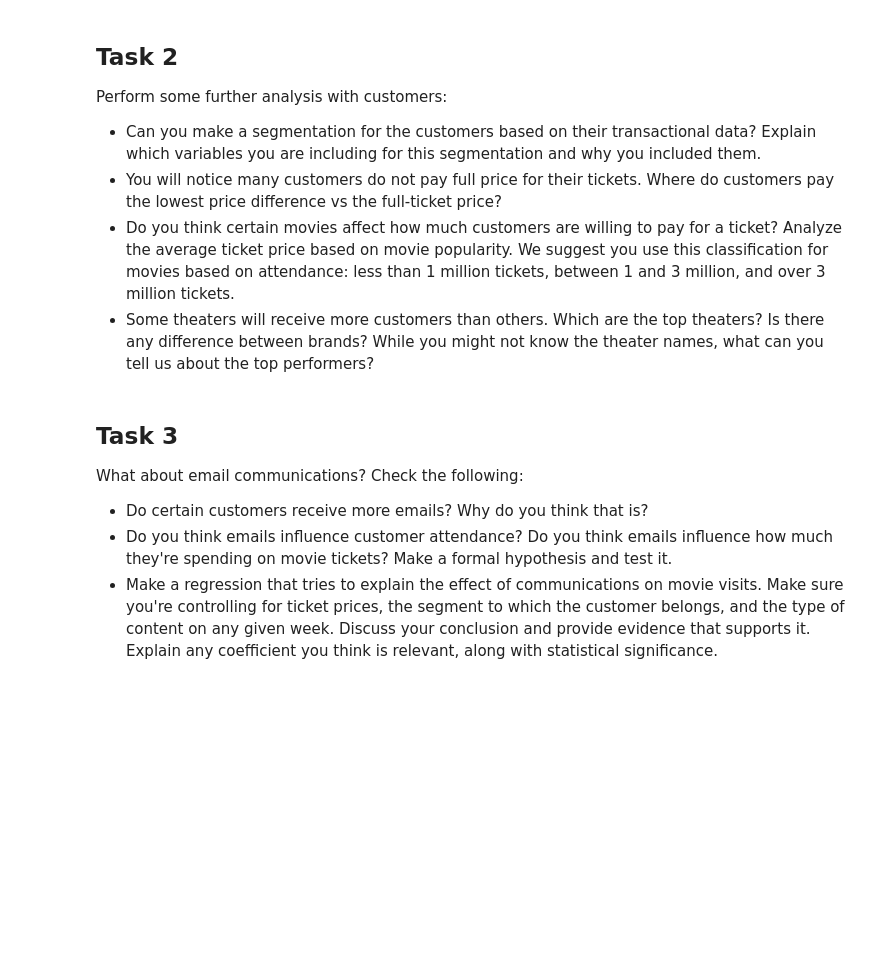
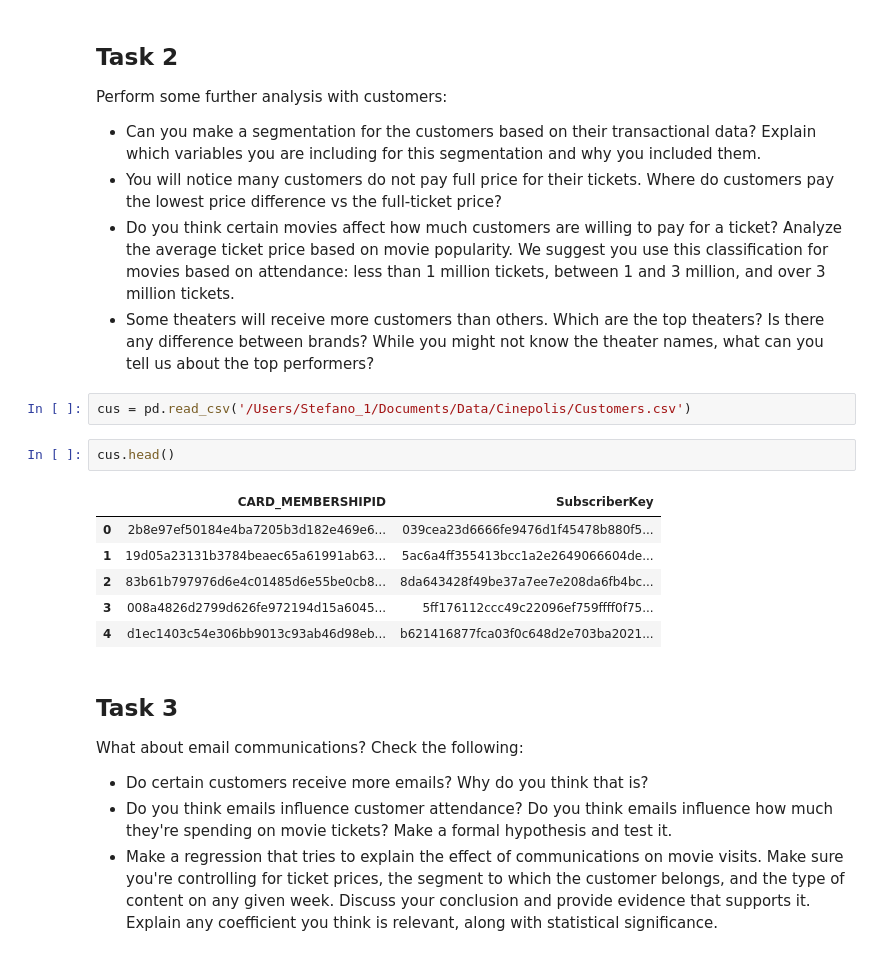
Before and after one commit to StefanoMolina/Random, a Jupyter notebook: 240723_data_challenge_SMM.ipynb, the cells around one changed output. Saved outputs shown, nothing was run; the diff lists cells and outputs as text; blank space fills up the shorter version.

```diff
--- a/240723_data_challenge_SMM.ipynb
+++ b/240723_data_challenge_SMM.ipynb
@@ -150,6 +168,17 @@ Perform some further analysis with customers:
    - You will notice many customers do not pay full price for their tickets. Where do customers pay the lowest price difference vs the full-ticket price?
    - Do you think certain movies affect how much customers are willing to pay for a ticket? Analyze the average ticket price based on movie popularity. We suggest you use this classification for movies based on attendance: less than 1 million tickets, between 1 and 3 million, and over 3 million tickets.
    - Some theaters will receive more customers than others. Which are the top theaters? Is there any difference between brands? While you might not know the theater names, what can you tell us about the top performers?
+# %%
+cus = pd.read_csv('/Users/Stefano_1/Documents/Data/Cinepolis/Customers.csv')
+# %%
+cus.head()
+# %% [output]
+|  | CARD_MEMBERSHIPID | SubscriberKey |
+| 0 | 2b8e97ef50184e4ba7205b3d182e469e6... | 039cea23d6666fe9476d1f45478b880f5... |
+| 1 | 19d05a23131b3784beaec65a61991ab63... | 5ac6a4ff355413bcc1a2e2649066604de... |
+| 2 | 83b61b797976d6e4c01485d6e55be0cb8... | 8da643428f49be37a7ee7e208da6fb4bc... |
+| 3 | 008a4826d2799d626fe972194d15a6045... | 5ff176112ccc49c22096ef759ffff0f75... |
+| 4 | d1ec1403c54e306bb9013c93ab46d98eb... | b621416877fca03f0c648d2e703ba2021... |
 # %% [markdown]
 ## Task 3
 
```
Also changed, not shown: parts of 5 cells of this notebook.
